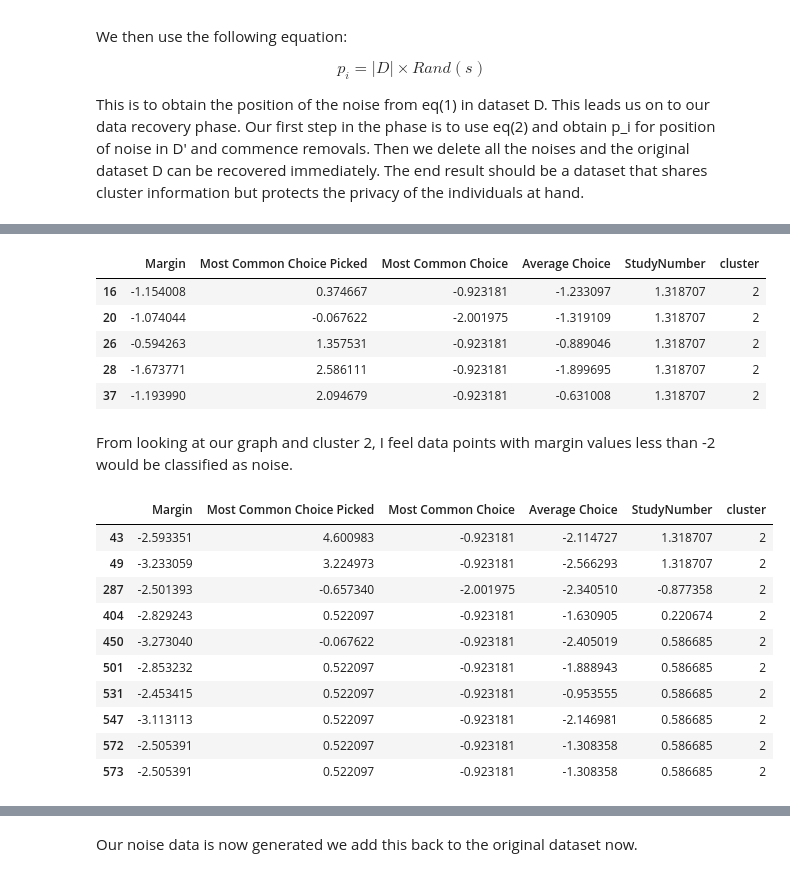
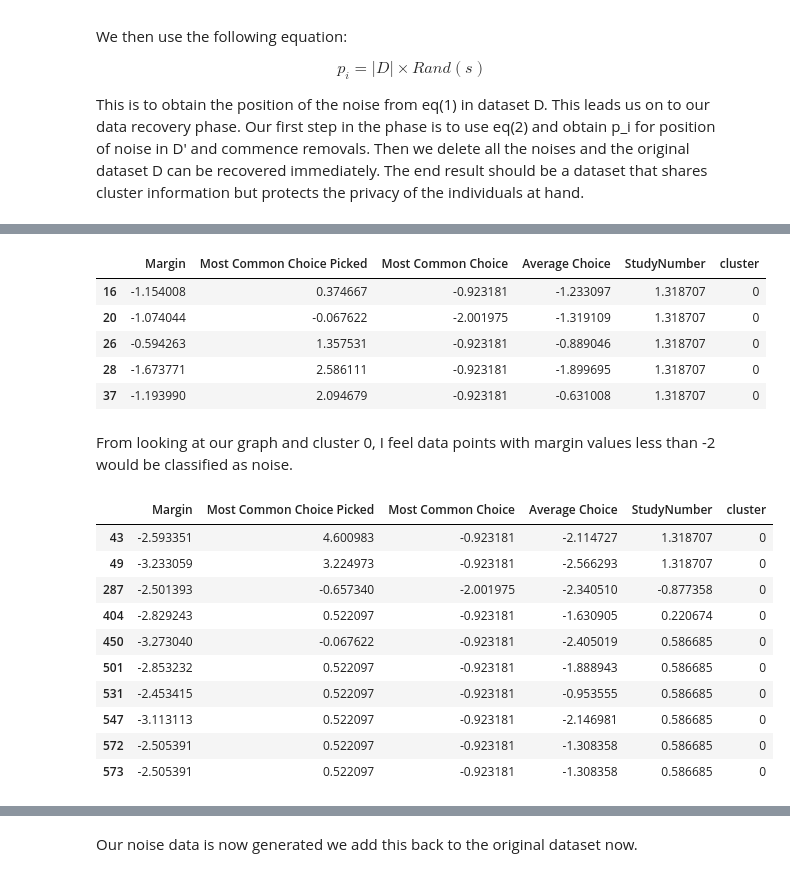
Before and after one commit to kiansweeney11/ca4015-assignment-1, a Jupyter notebook: k-means_variation.ipynb, the cells around one changed output, grey strips where cells are left out. Cells and saved outputs as stored; diff of their text form; code cells hidden in the pictures.

```diff
--- a/k-means_variation.ipynb
+++ b/k-means_variation.ipynb
@@ -78,27 +78,27 @@ standard.head()
 # %%
-cluster2 = standard[standard.cluster==2]
-cluster2.head()
+cluster0 = standard[standard.cluster==0]
+cluster0.head()
 # %% [output]
 |  | Margin | Most Common Choice Picked | Most Common Choice | Average Choice | StudyNumber | cluster |
-| 16 | -1.154008 | 0.374667 | -0.923181 | -1.233097 | 1.318707 | 2 |
-| 20 | -1.074044 | -0.067622 | -2.001975 | -1.319109 | 1.318707 | 2 |
-| 26 | -0.594263 | 1.357531 | -0.923181 | -0.889046 | 1.318707 | 2 |
-| 28 | -1.673771 | 2.586111 | -0.923181 | -1.899695 | 1.318707 | 2 |
-| 37 | -1.193990 | 2.094679 | -0.923181 | -0.631008 | 1.318707 | 2 |
+| 16 | -1.154008 | 0.374667 | -0.923181 | -1.233097 | 1.318707 | 0 |
+| 20 | -1.074044 | -0.067622 | -2.001975 | -1.319109 | 1.318707 | 0 |
+| 26 | -0.594263 | 1.357531 | -0.923181 | -0.889046 | 1.318707 | 0 |
+| 28 | -1.673771 | 2.586111 | -0.923181 | -1.899695 | 1.318707 | 0 |
+| 37 | -1.193990 | 2.094679 | -0.923181 | -0.631008 | 1.318707 | 0 |
 # %% [markdown]
-From looking at our graph and cluster 2, I feel data points with margin values less than -2 would be classified as noise.
+From looking at our graph and cluster 0, I feel data points with margin values less than -2 would be classified as noise.
 # %%
-noises = cluster2[cluster2.Margin <= -2]
+noises = cluster0[cluster0.Margin <= -2]
 noises
 # %% [output]
 |  | Margin | Most Common Choice Picked | Most Common Choice | Average Choice | StudyNumber | cluster |
-| 43 | -2.593351 | 4.600983 | -0.923181 | -2.114727 | 1.318707 | 2 |
-| 49 | -3.233059 | 3.224973 | -0.923181 | -2.566293 | 1.318707 | 2 |
-| 287 | -2.501393 | -0.657340 | -2.001975 | -2.340510 | -0.877358 | 2 |
-| 404 | -2.829243 | 0.522097 | -0.923181 | -1.630905 | 0.220674 | 2 |
-| 450 | -3.273040 | -0.067622 | -0.923181 | -2.405019 | 0.586685 | 2 |
-| 501 | -2.853232 | 0.522097 | -0.923181 | -1.888943 | 0.586685 | 2 |
-| 531 | -2.453415 | 0.522097 | -0.923181 | -0.953555 | 0.586685 | 2 |
-| 547 | -3.113113 | 0.522097 | -0.923181 | -2.146981 | 0.586685 | 2 |
-| 572 | -2.505391 | 0.522097 | -0.923181 | -1.308358 | 0.586685 | 2 |
-| 573 | -2.505391 | 0.522097 | -0.923181 | -1.308358 | 0.586685 | 2 |
+| 43 | -2.593351 | 4.600983 | -0.923181 | -2.114727 | 1.318707 | 0 |
+| 49 | -3.233059 | 3.224973 | -0.923181 | -2.566293 | 1.318707 | 0 |
+| 287 | -2.501393 | -0.657340 | -2.001975 | -2.340510 | -0.877358 | 0 |
+| 404 | -2.829243 | 0.522097 | -0.923181 | -1.630905 | 0.220674 | 0 |
+| 450 | -3.273040 | -0.067622 | -0.923181 | -2.405019 | 0.586685 | 0 |
+| 501 | -2.853232 | 0.522097 | -0.923181 | -1.888943 | 0.586685 | 0 |
+| 531 | -2.453415 | 0.522097 | -0.923181 | -0.953555 | 0.586685 | 0 |
+| 547 | -3.113113 | 0.522097 | -0.923181 | -2.146981 | 0.586685 | 0 |
+| 572 | -2.505391 | 0.522097 | -0.923181 | -1.308358 | 0.586685 | 0 |
+| 573 | -2.505391 | 0.522097 | -0.923181 | -1.308358 | 0.586685 | 0 |
```
Also changed, not shown: parts of 13 cells of this notebook, 11 other files.
